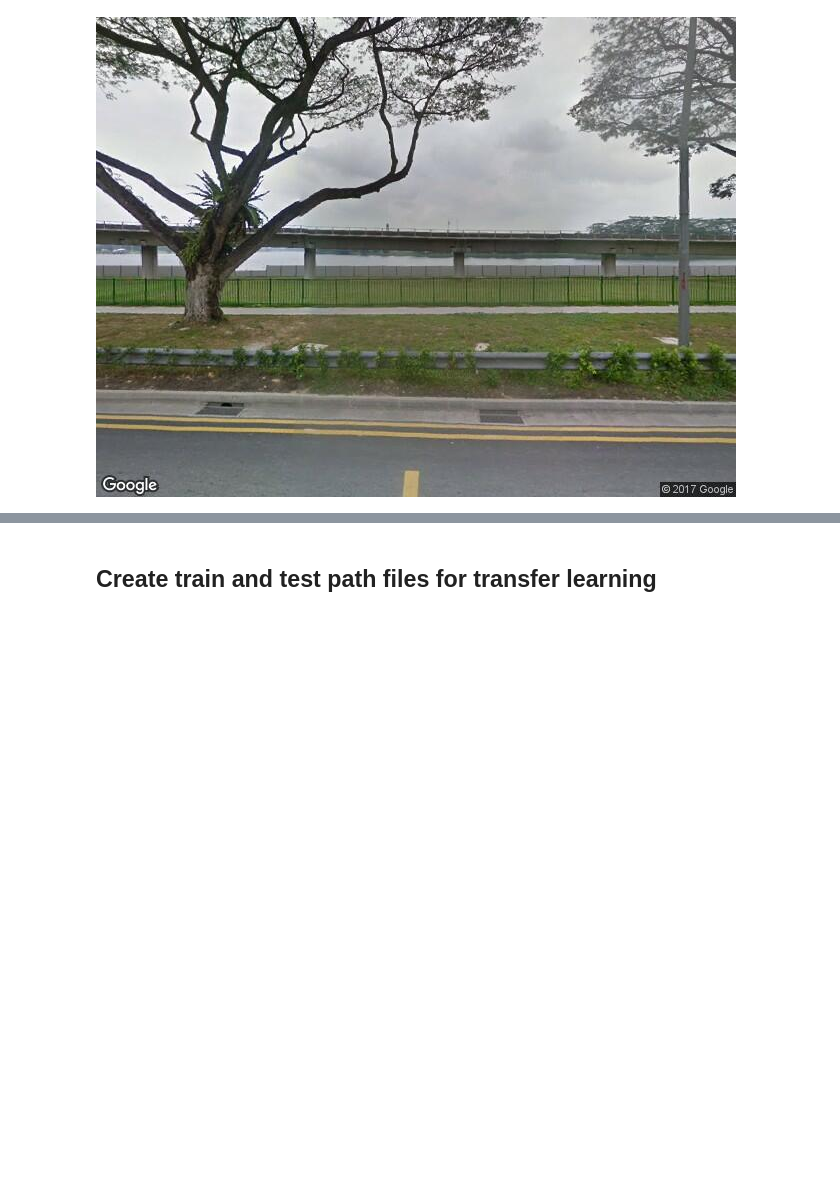
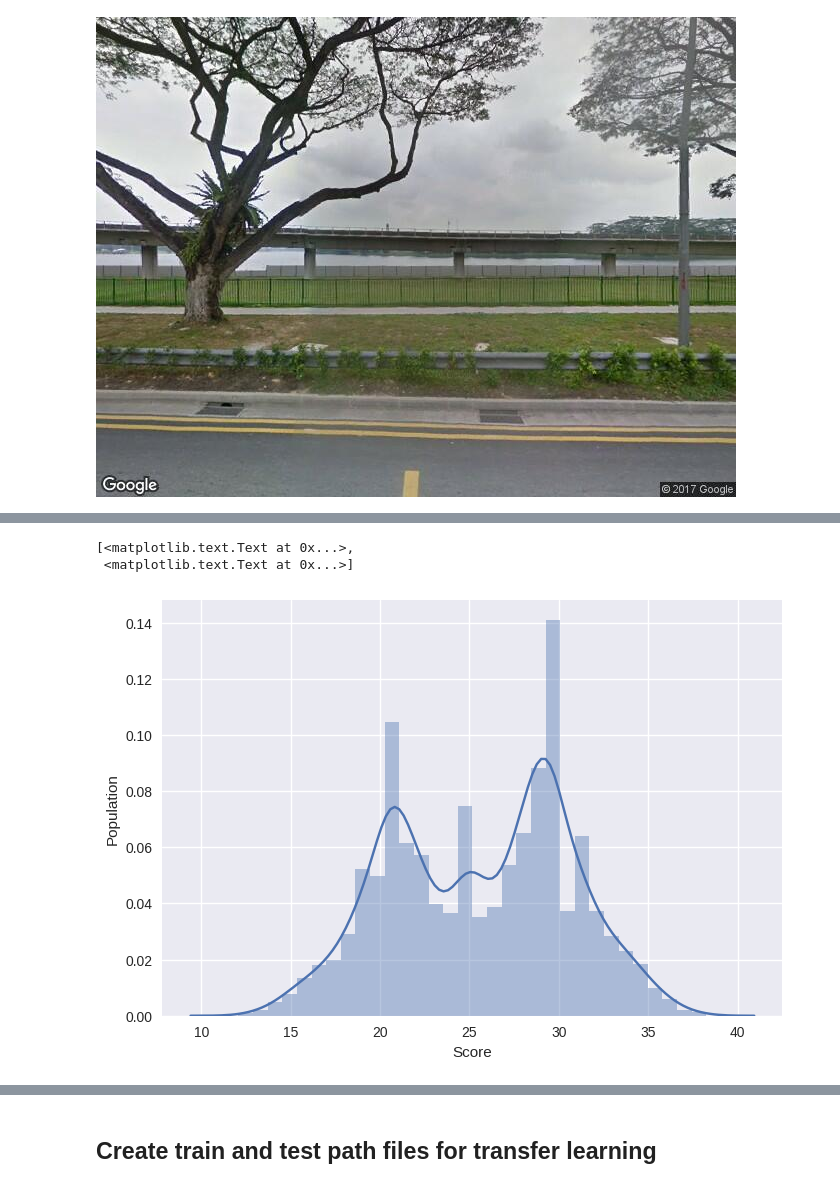
Before and after one commit to sagarjoglekar/ExplainingUrbanEmotions, a Jupyter notebook: notebooks/PPRanking.ipynb, the cells around one changed output, grey strips where cells are left out. Drawn from its saved outputs; the diff is of its cells as text; code cells hidden in the pictures; blank space fills up the shorter version.

```diff
--- a/notebooks/PPRanking.ipynb
+++ b/notebooks/PPRanking.ipynb
@@ -32,0 +122,2 @@ df.head()
+# %%
+us_poly_Ids = [k for k in geometryDict if checkPoly(geometryDict[k],us_poly)]
@@ -239,0 +340,2 @@ ax.set(xlabel='Score', ylabel='Population')
+# %%
+filtSkills = dict((k, depressingSkills[k]) for k in depressingSkills if k in us_poly_Ids)
@@ -240,3 +346,15 @@ ax.set(xlabel='Score', ylabel='Population')
+# %%
+skillsCity = [filtSkills[i].mu for i in filtSkills]
+# %%
+sns.set(rc={"figure.figsize": (16, 12)})
+sns.set(font_scale=1)
+# ax = sns.distplot(skillMeans , hist_kws=dict(cumulative=True), kde_kws=dict(cumulative=True) )
+ax = sns.distplot(skillsCity )
+ax.set(xlabel='Score', ylabel='Population')
+# %% [output]
+[<matplotlib.text.Text at 0x...>,
+ <matplotlib.text.Text at 0x...>]
+[figure, added]
 # %%
 # sns.distplot(means )
 # %%
```
Also changed, not shown: parts of 51 cells of this notebook, 12 other files.
